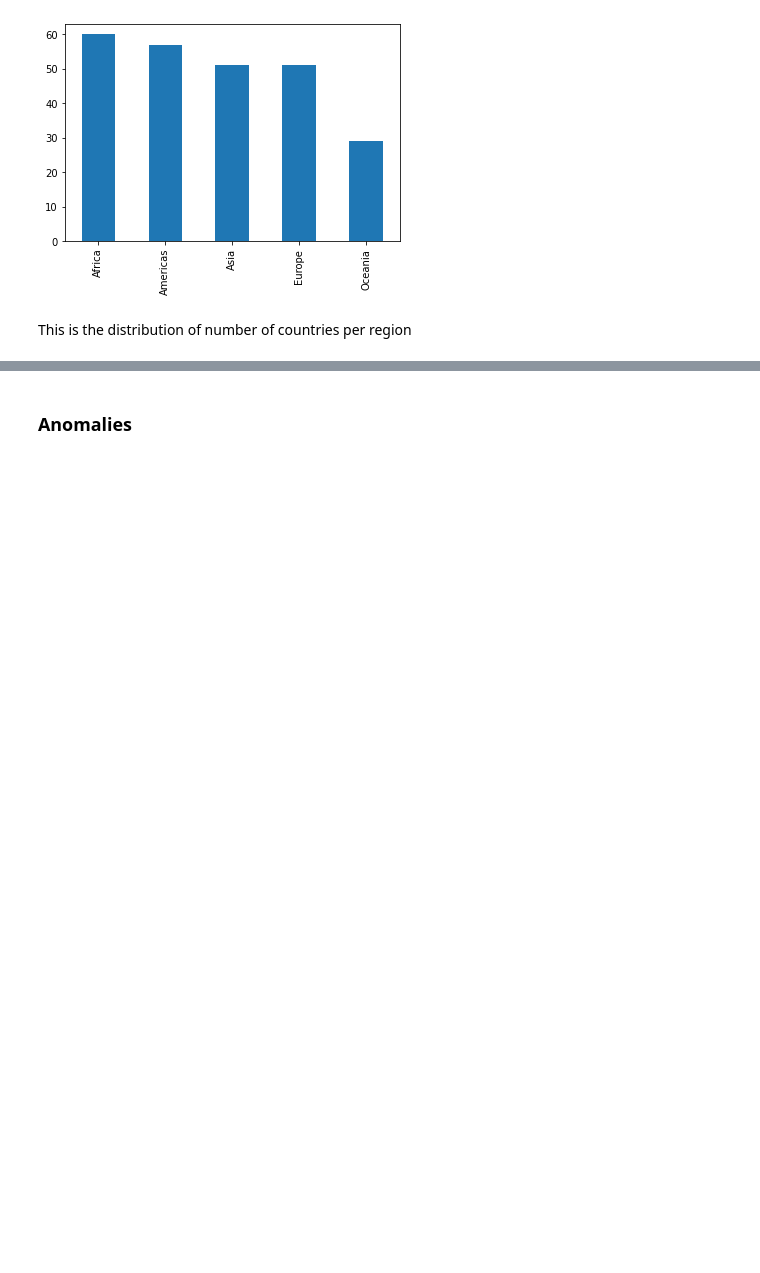
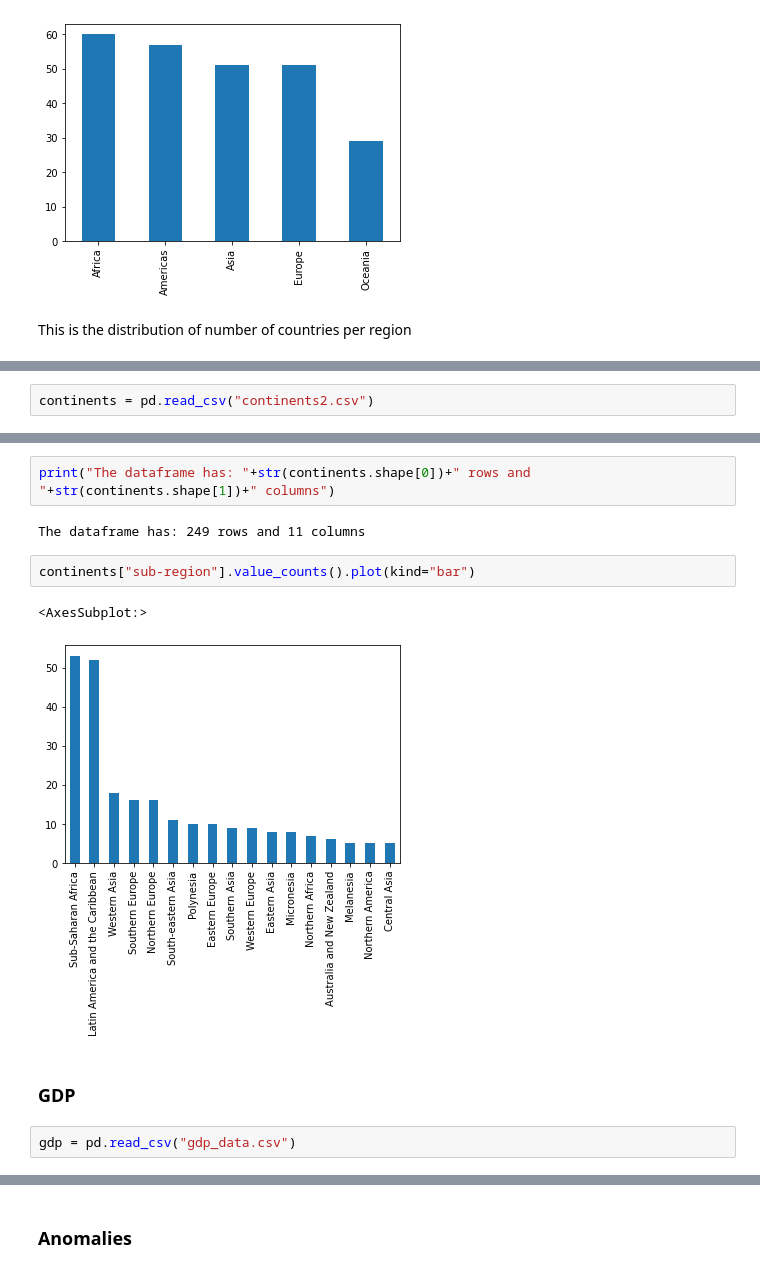
Before and after one commit to cramosglez/SocialData22, a Jupyter notebook: Social22.ipynb, the cells around one changed output, grey strips where cells are left out. Drawn from its saved outputs; the diff is of its cells as text; blank space fills up the shorter version.

```diff
--- a/Social22.ipynb
+++ b/Social22.ipynb
@@ -135,0 +168,2 @@ This is the distribution of number of countries per region
+# %%
+continents = pd.read_csv("continents2.csv")
@@ -135,0 +182,13 @@ This is the distribution of number of countries per region
+# %%
+print("The dataframe has: "+str(continents.shape[0])+" rows and "+str(continents.shape[1])+" columns")
+# %% [output]
+The dataframe has: 249 rows and 11 columns
+# %%
+continents["sub-region"].value_counts().plot(kind="bar")
+# %% [output]
+<AxesSubplot:>
+[figure, added]
+# %% [markdown]
+### GDP
+# %%
+gdp = pd.read_csv("gdp_data.csv")
```
Also changed, not shown: parts of 100 cells of this notebook.
